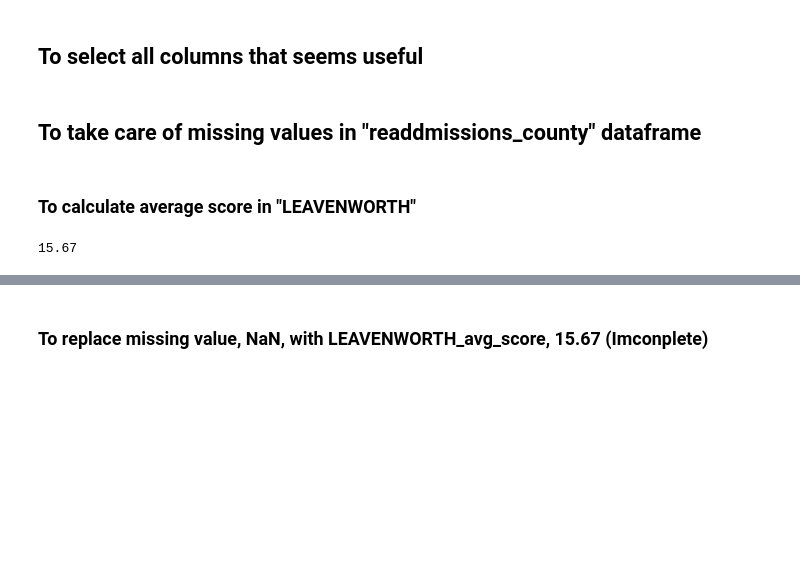
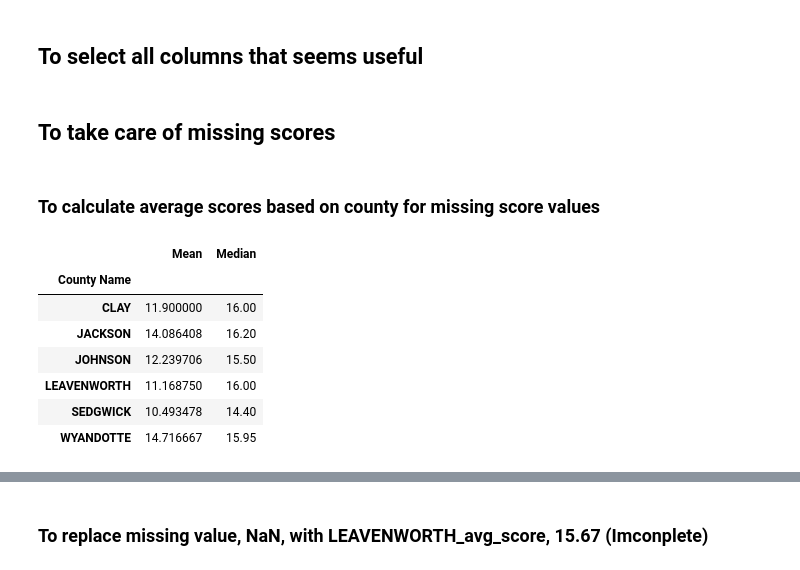
Before and after one commit to TedMur/SnakeBait, a Jupyter notebook: Data/Jazz Hands.ipynb, the cells around one changed output, grey strips where cells are left out. Drawn from its saved outputs; the diff is of its cells as text; code cells hidden in the pictures; blank space fills up the shorter version.

```diff
--- a/Data/Jazz Hands.ipynb
+++ b/Data/Jazz Hands.ipynb
@@ -24,24 +24,28 @@ comp_deaths_hospitals_county = comp_deaths_hospitals_ks_mo[(comp_deaths_hospital
                                                (comp_deaths_hospitals['County Name']=='JOHNSON')|
                                                (comp_deaths_hospitals['County Name']=='CLAY')|
                                                (comp_deaths_hospitals['County Name']=='LEAVENWORTH')|
+                                               (comp_deaths_hospitals['County Name']=='SEDGWICK')|
                                                (comp_deaths_hospitals['County Name']=='WYANDOTTE')]
 
 readdmissions_county = readdmissions_ks_mo[(readdmissions['County']=='JACKSON')|
                                     (readdmissions['County']=='JOHNSON')|
                                     (readdmissions['County']=='CLAY')|
                                     (readdmissions['County']=='LEAVENWORTH')|
+                                    (readdmissions['County']=='SEDGWICK')|
                                     (readdmissions['County']=='WYANDOTTE')]
 
 medicare_county = medicare_ks_mo[(medicare['County Name']=='JACKSON')|
                           (medicare['County Name']=='JOHNSON')|
                           (medicare['County Name']=='CLAY')|
                           (medicare['County Name']=='LEAVENWORTH')|
+                          (medicare['County Name']=='SEDGWICK')|
                           (medicare['County Name']=='WYANDOTTE')]
 
 u_visits_county = u_visits_ks_mo[(u_visits['County Name']=='JACKSON')|
                           (u_visits['County Name']=='JOHNSON')|
                           (u_visits['County Name']=='CLAY')|
                           (u_visits['County Name']=='LEAVENWORTH')|
+                          (u_visits['County Name']=='SEDGWICK')|
                           (u_visits['County Name']=='WYANDOTTE')]
 # %% [markdown]
 ## To select all columns that seems useful
@@ -65,12 +70,49 @@ readdmissions_county = readdmissions_county.rename(columns={'County':'County Nam
 # %% [markdown]
-## To take care of missing values in "readdmissions_county" dataframe
+## To take care of missing scores
 # %% [markdown]
-### To calculate average score in "LEAVENWORTH"
+### To calculate average scores based on county for missing score values
-# %%
-# Since "readdmissions_county" has only 12 datasets and removing 2 NaN means loosing 17% of Socore.
-# Therefore replace NaN with average value within county
-LEAVENWORTH_avg_score = ((9.5 + 15.2 + 21.9 + 16.1) / 4)
-LEAVENWORTH_avg_score = round(LEAVENWORTH_avg_score, 2)
-LEAVENWORTH_avg_score
-# %% [output]
-15.67
+# %%
+# Converting object(data type) to numeric
+# df[cols] = df[cols].apply(pd.to_numeric, errors='coerce')
+comp_deaths_hospitals_county['Score'] = comp_deaths_hospitals_county['Score'].apply(pd.to_numeric, errors = 'coerce')
+readdmissions_county['Score'] = readdmissions_county['Score'].apply(pd.to_numeric, errors = 'coerce')
+medicare_county['Score'] = medicare_county['Score'].apply(pd.to_numeric, errors = 'coerce')
+u_visits_county['Score'] = u_visits_county['Score'].apply(pd.to_numeric, errors = 'coerce')
+# %%
+# Calculating mean and median Score by counties
+comp_deaths_hospitals_score_mean = comp_deaths_hospitals_county.groupby(by='County Name')['Score'].mean()
+comp_deaths_hospitals_score_median = comp_deaths_hospitals_county.groupby(by='County Name')['Score'].median()
+
+readdmissions_group_mean = readdmissions_county.groupby(by='County Name')['Score'].mean()
+readdmissions_group_median = readdmissions_county.groupby(by='County Name')['Score'].median()
+
+medicare_score_mean = medicare_county.groupby(by='County Name')['Score'].mean()
+medicare_score_median = medicare_county.groupby(by='County Name')['Score'].median()
+
+u_visits_score_mean = u_visits_county.groupby(by='County Name')['Score'].mean()
+u_visits_score_median = u_visits_county.groupby(by='County Name')['Score'].median()
+# %%
+comp_deaths_score_summary = pd.DataFrame([comp_deaths_hospitals_score_mean,
+                                          comp_deaths_hospitals_score_median], index=['Mean', 'Median'])
+comp_deaths_score_summary.transpose()
+
+readdmissions_score_summary = pd.DataFrame([readdmissions_county_group_mean,
+                                            readdmissions_county_group_median], index=['Mean', 'Median'])
+readdmissions_score_summary.transpose()
+
+medicare_score_summary = pd.DataFrame([medicare_score_mean,
+                                       medicare_score_median], index=['Mean', 'Median'])
+medicare_score_summary.transpose()
+
+u_visits_score_summary = pd.DataFrame([u_visits_score_mean,
+                                       u_visits_score_median], index=['Mean', 'Median'])
+u_visits_score_summary.transpose()
+# %% [output]
+|  | Mean | Median |
+| County Name |  |  |
+| CLAY | 11.900000 | 16.00 |
+| JACKSON | 14.086408 | 16.20 |
+| JOHNSON | 12.239706 | 15.50 |
+| LEAVENWORTH | 11.168750 | 16.00 |
+| SEDGWICK | 10.493478 | 14.40 |
+| WYANDOTTE | 14.716667 | 15.95 |
```
Also changed, not shown: parts of 19 cells of this notebook.
